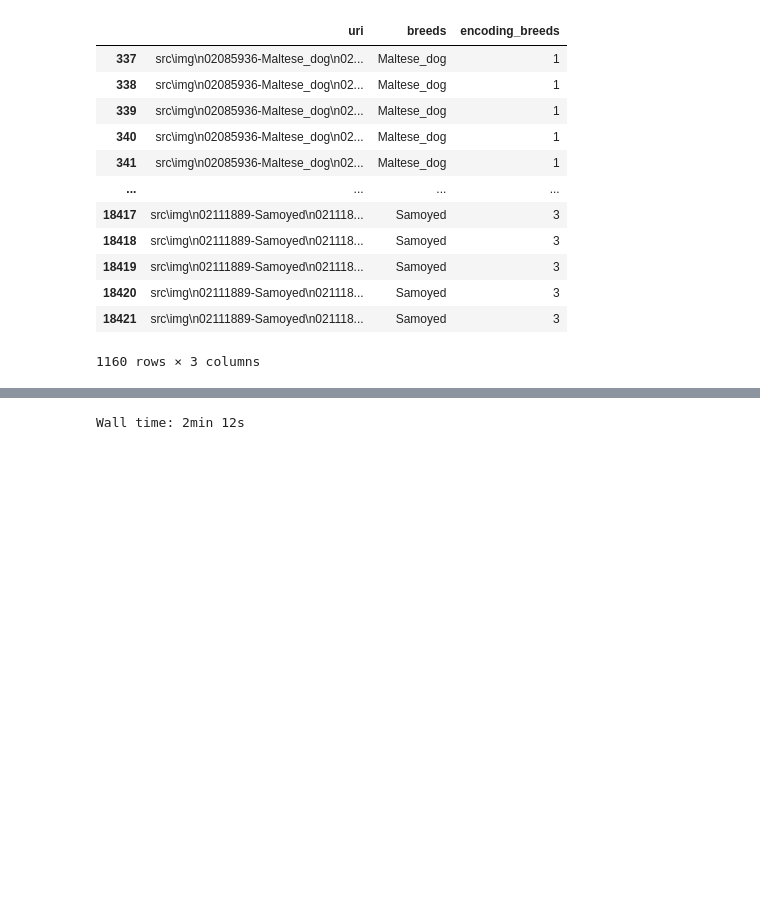
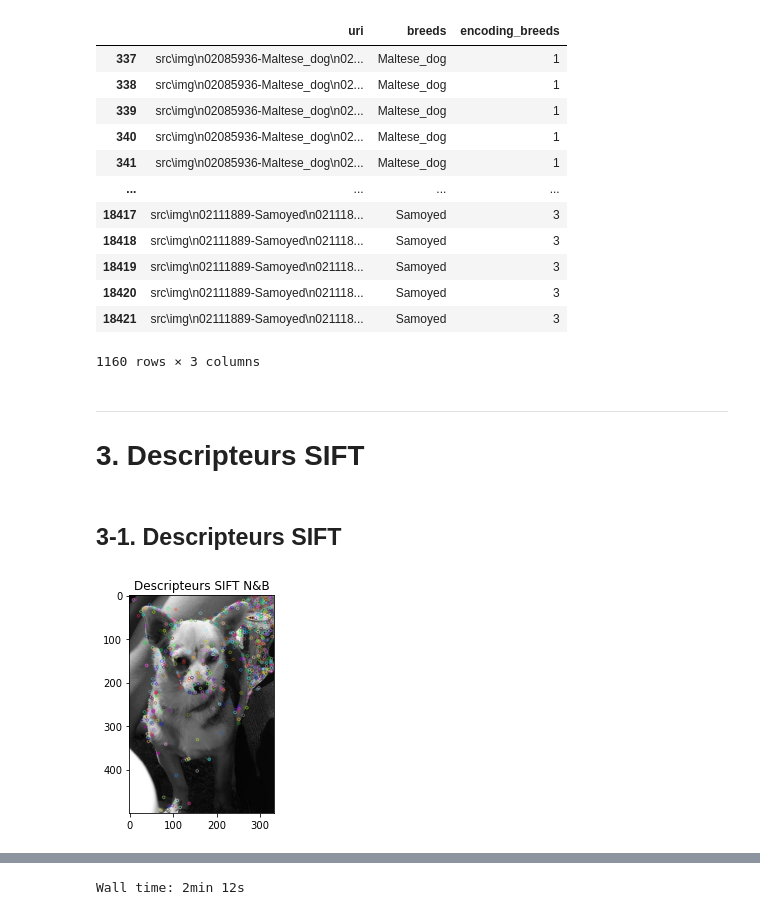
Before and after one commit to Adrian1903/Classez-des-images-l-aide-d-algorithmes-de-Deep-Learning, a Jupyter notebook: dev/02_classification_sift.ipynb, the cells around one changed output, grey strips where cells are left out. Saved outputs shown, nothing was run; the diff lists cells and outputs as text; code cells hidden in the pictures; blank space fills up the shorter version.

Commit message:
SIFT version finale

```diff
--- a/dev/02_classification_sift.ipynb
+++ b/dev/02_classification_sift.ipynb
@@ -103,3 +143,22 @@ dogs
 1160 rows × 3 columns
 # %%
 X_train, X_test, y_train, y_test = train_test_split(dogs.uri, dogs.encoding_breeds, test_size=0.2, random_state=42)
+# %% [markdown]
+---
+# 3. Descripteurs SIFT
+# %% [markdown]
+## 3-1. Descripteurs SIFT
+# %%
+img1 = cv.imread(dogs_raw.uri[0])
+gray1 = cv.cvtColor(img1, cv.COLOR_BGR2GRAY)
+
+#keypoints
+sift = cv.xfeatures2d.SIFT_create()
+keypoints_1, descriptors_1 = sift.detectAndCompute(img1,None)
+
+img_1 = cv.drawKeypoints(gray1,keypoints_1,img1)
+plt.imshow(img_1)
+plt.title("Descripteurs SIFT N&B")
+plt.savefig('img/sift_descriptors_N&B.png', transparent=True)
+# %% [output]
+[figure, added]
```
Also changed, not shown: parts of 16 cells of this notebook.
